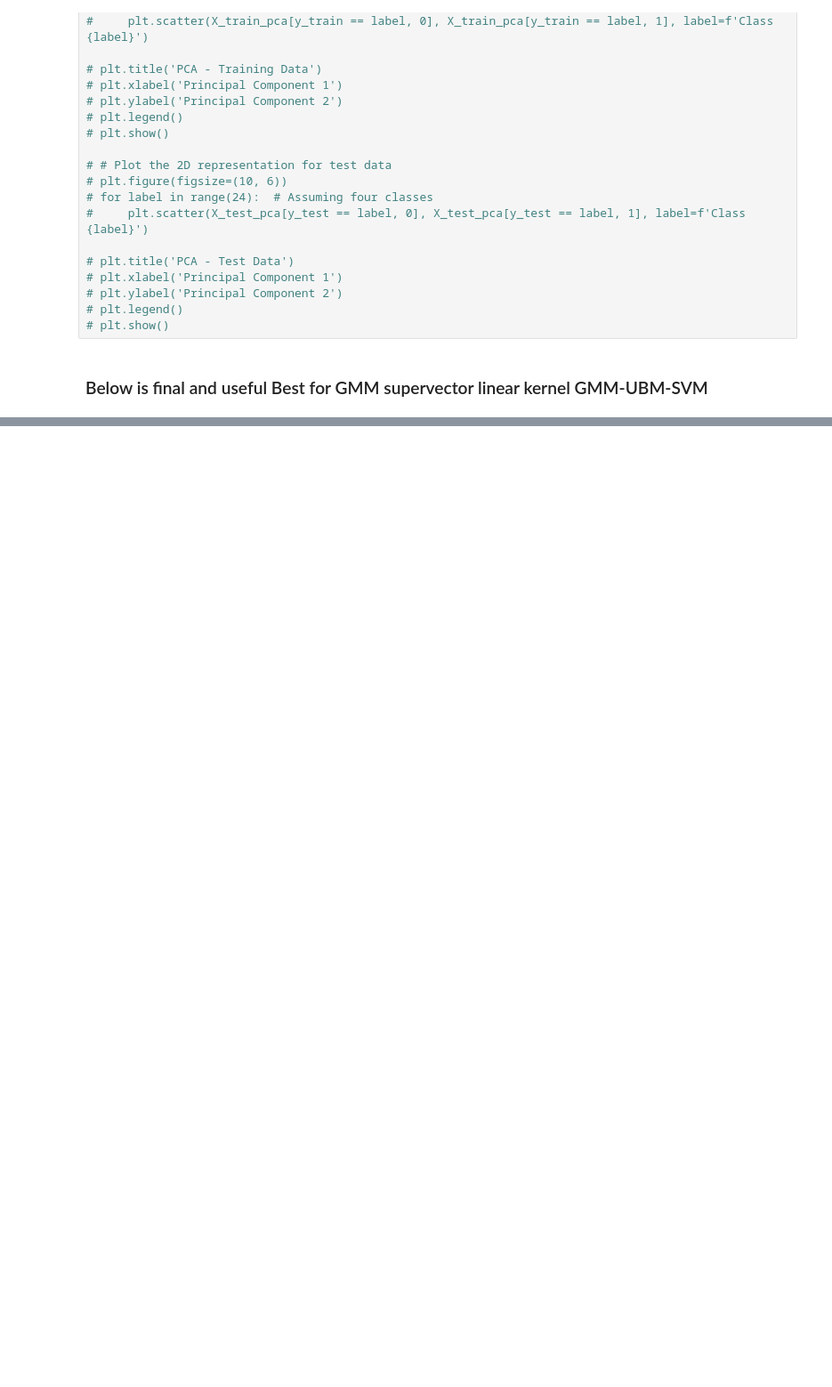
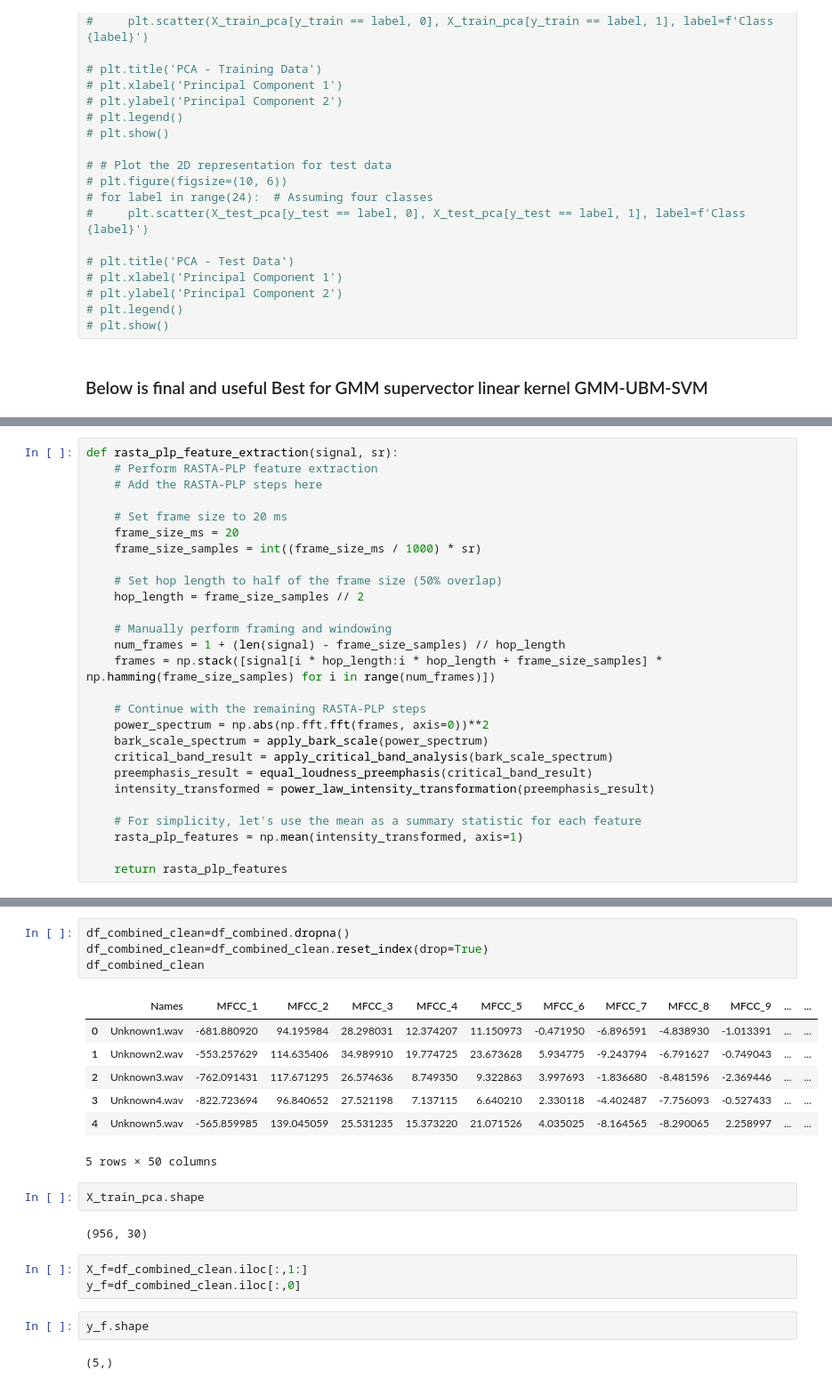
Before and after one commit to Arunanshu22/TVSM-Phoenix, a Jupyter notebook: GMM_UBM_SVM/GmmUbmSvmSupport Vector.ipynb, the cells around one changed output, grey strips where cells are left out. Shown: that part at 89% size. Drawn from its saved outputs; the diff is of its cells as text; blank space fills up the shorter version.

```diff
--- a/GMM_UBM_SVM/GmmUbmSvmSupport Vector.ipynb
+++ b/GMM_UBM_SVM/GmmUbmSvmSupport Vector.ipynb
@@ -201,0 +255,27 @@ Accuracy: 100.00%
+# %%
+def rasta_plp_feature_extraction(signal, sr):
+    # Perform RASTA-PLP feature extraction
+    # Add the RASTA-PLP steps here
+
+    # Set frame size to 20 ms
+    frame_size_ms = 20
+    frame_size_samples = int((frame_size_ms / 1000) * sr)
+
+    # Set hop length to half of the frame size (50% overlap)
+    hop_length = frame_size_samples // 2
+
+    # Manually perform framing and windowing
+    num_frames = 1 + (len(signal) - frame_size_samples) // hop_length
+    frames = np.stack([signal[i * hop_length:i * hop_length + frame_size_samples] * np.hamming(frame_size_samples) for i in range(num_frames)])
+
+    # Continue with the remaining RASTA-PLP steps
+    power_spectrum = np.abs(np.fft.fft(frames, axis=0))**2
+    bark_scale_spectrum = apply_bark_scale(power_spectrum)
+    critical_band_result = apply_critical_band_analysis(bark_scale_spectrum)
+    preemphasis_result = equal_loudness_preemphasis(critical_band_result)
+    intensity_transformed = power_law_intensity_transformation(preemphasis_result)
+
+    # For simplicity, let's use the mean as a summary statistic for each feature
+    rasta_plp_features = np.mean(intensity_transformed, axis=1)
+
+    return rasta_plp_features
@@ -201,0 +384,23 @@ Accuracy: 100.00%
+# %%
+df_combined_clean=df_combined.dropna()
+df_combined_clean=df_combined_clean.reset_index(drop=True)
+df_combined_clean
+# %% [output]
+|  | Names | MFCC_1 | MFCC_2 | MFCC_3 | MFCC_4 | MFCC_5 | MFCC_6 | MFCC_7 | MFCC_8 | MFCC_9 | ... | ... |
+| 0 | Unknown1.wav | -681.880920 | 94.195984 | 28.298031 | 12.374207 | 11.150973 | -0.471950 | -6.896591 | -4.838930 | -1.013391 | ... | ... |
+| 1 | Unknown2.wav | -553.257629 | 114.635406 | 34.989910 | 19.774725 | 23.673628 | 5.934775 | -9.243794 | -6.791627 | -0.749043 | ... | ... |
+| 2 | Unknown3.wav | -762.091431 | 117.671295 | 26.574636 | 8.749350 | 9.322863 | 3.997693 | -1.836680 | -8.481596 | -2.369446 | ... | ... |
+| 3 | Unknown4.wav | -822.723694 | 96.840652 | 27.521198 | 7.137115 | 6.640210 | 2.330118 | -4.402487 | -7.756093 | -0.527433 | ... | ... |
+| 4 | Unknown5.wav | -565.859985 | 139.045059 | 25.531235 | 15.373220 | 21.071526 | 4.035025 | -8.164565 | -8.290065 | 2.258997 | ... | ... |
+5 rows × 50 columns
+# %%
+X_train_pca.shape
+# %% [output]
+(956, 30)
+# %%
+X_f=df_combined_clean.iloc[:,1:]
+y_f=df_combined_clean.iloc[:,0]
+# %%
+y_f.shape
+# %% [output]
+(5,)
```
Also changed, not shown: parts of 9 cells of this notebook, 6 other files.
